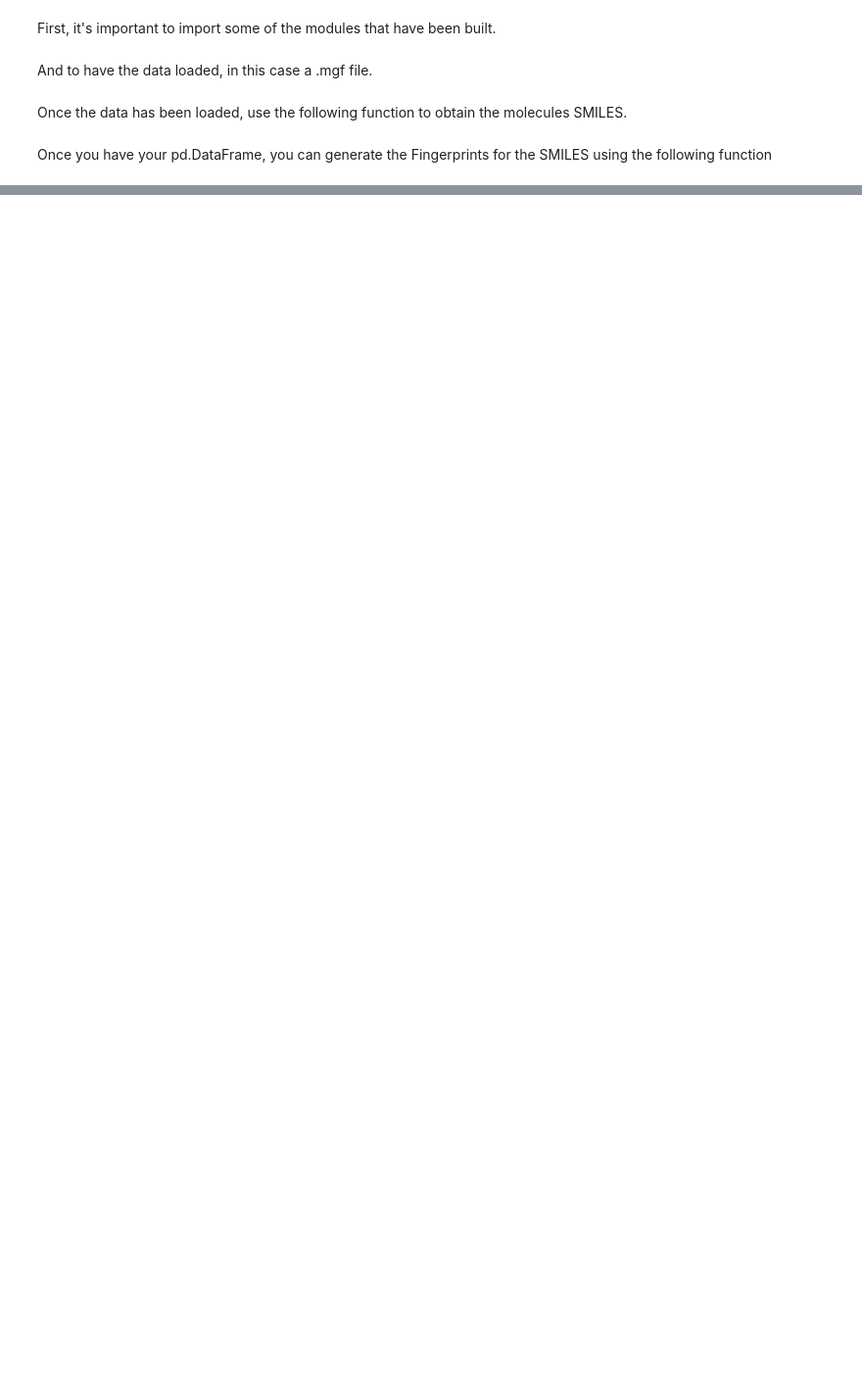
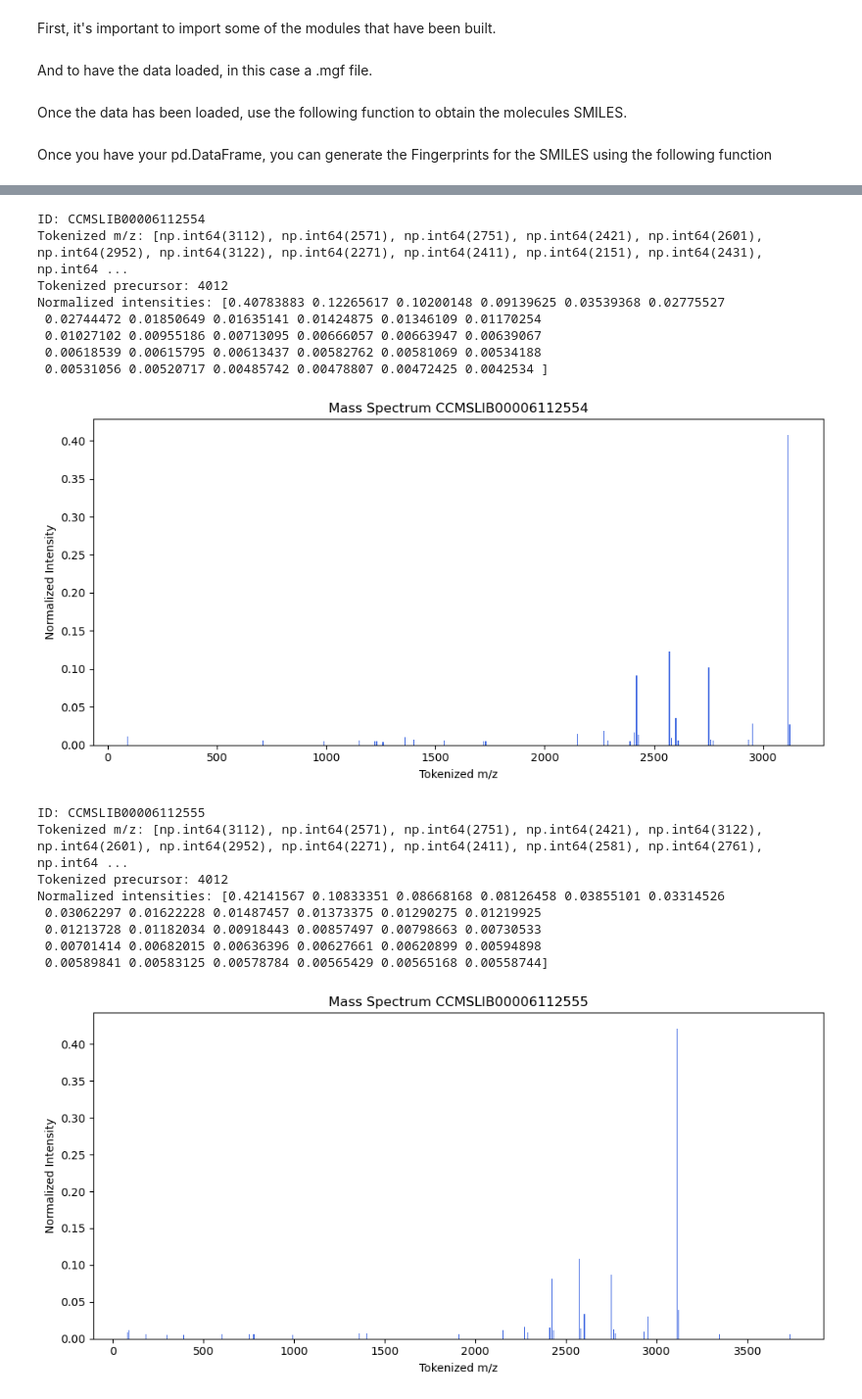
Before and after one commit to CarlosGomes00/Transformer-Based-Models-for-Chemical-Fingerprint-Prediction, a Jupyter notebook: notebooks/fingerprints_test.ipynb, the cells around one changed output, grey strips where cells are left out. Shown at 98% size. Cells and saved outputs as stored; diff of their text form; code cells hidden in the pictures; blank space fills up the shorter version.

Commit message:
deconvoluter funcs fixed + tested

```diff
--- a/notebooks/fingerprints_test.ipynb
+++ b/notebooks/fingerprints_test.ipynb
@@ -25,0 +35,4 @@ smiles_to_fingerprint(smiles=data)
+# %%
+mgf_data = r"/Users/carla/PycharmProjects/Mestrado/Transformer-Based-Models-for-Chemical-Fingerprint-Prediction/data/raw/cleaned_gnps_library.mgf"
+
+path_check(mgf_data)
@@ -25,0 +41,25 @@ smiles_to_fingerprint(smiles=data)
+# %%
+data = mgf_get_spectra(mgf_data=mgf_data, num_spectra=10)
+# %%
+mz_vocabs = np.arange(50, 2000, 0.1)
+
+mgf_deconvoluter(mgf_data=data, mz_vocabs=mz_vocabs ,min_num_peaks=2, max_num_peaks=100, noise_rmv_threshold=0.01, mass_error=0.01, log=True, plot=True)
+# %% [output]
+ID: CCMSLIB00006112554
+Tokenized m/z: [np.int64(3112), np.int64(2571), np.int64(2751), np.int64(2421), np.int64(2601), np.int64(2952), np.int64(3122), np.int64(2271), np.int64(2411), np.int64(2151), np.int64(2431), np.int64 ...
+Tokenized precursor: 4012
+Normalized intensities: [0.40783883 0.12265617 0.10200148 0.09139625 0.03539368 0.02775527
+ 0.02744472 0.01850649 0.01635141 0.01424875 0.01346109 0.01170254
+ 0.01027102 0.00955186 0.00713095 0.00666057 0.00663947 0.00639067
+ 0.00618539 0.00615795 0.00613437 0.00582762 0.00581069 0.00534188
+ 0.00531056 0.00520717 0.00485742 0.00478807 0.00472425 0.0042534 ]
+[figure, added]
+ID: CCMSLIB00006112555
+Tokenized m/z: [np.int64(3112), np.int64(2571), np.int64(2751), np.int64(2421), np.int64(3122), np.int64(2601), np.int64(2952), np.int64(2271), np.int64(2411), np.int64(2581), np.int64(2761), np.int64 ...
+Tokenized precursor: 4012
+Normalized intensities: [0.42141567 0.10833351 0.08668168 0.08126458 0.03855101 0.03314526
+ 0.03062297 0.01622228 0.01487457 0.01373375 0.01290275 0.01219925
+ 0.01213728 0.01182034 0.00918443 0.00857497 0.00798663 0.00730533
+ 0.00701414 0.00682015 0.00636396 0.00627661 0.00620899 0.00594898
+ 0.00589841 0.00583125 0.00578784 0.00565429 0.00565168 0.00558744]
+[figure, added]
```
Also changed, not shown: parts of 5 cells of this notebook, 2 other files.
